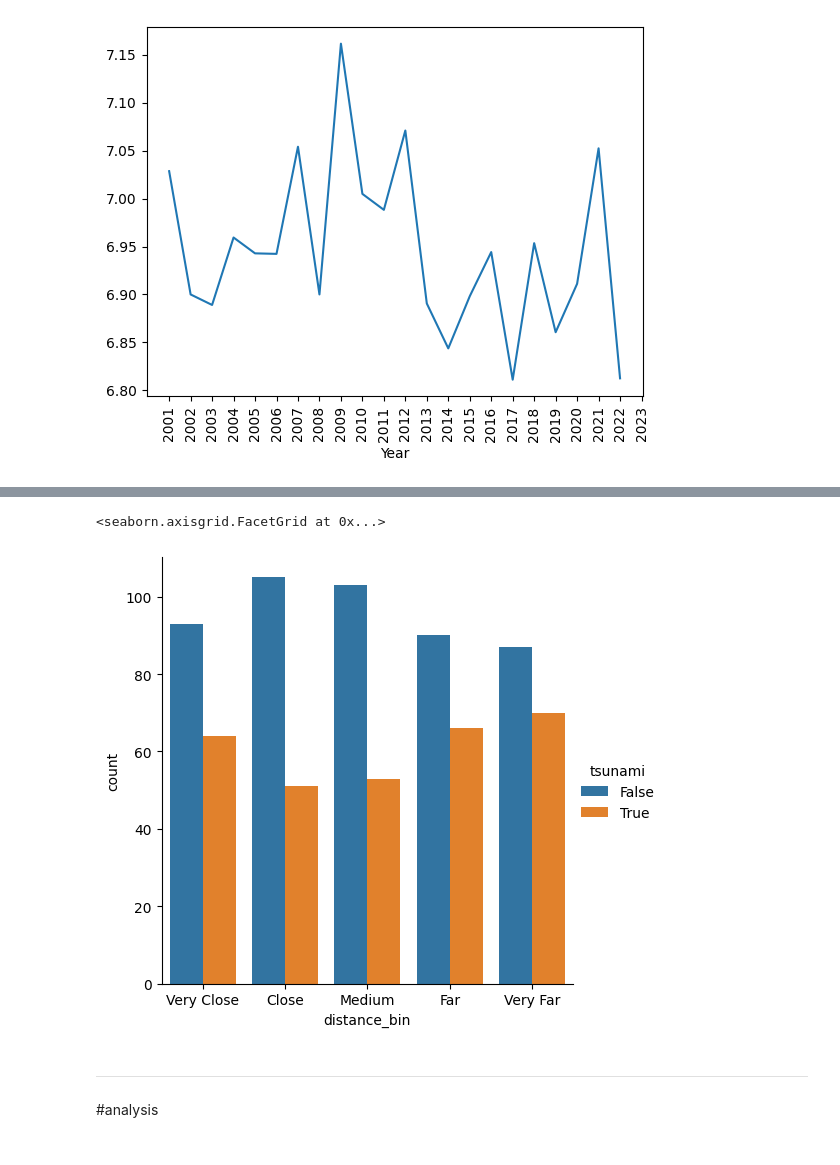
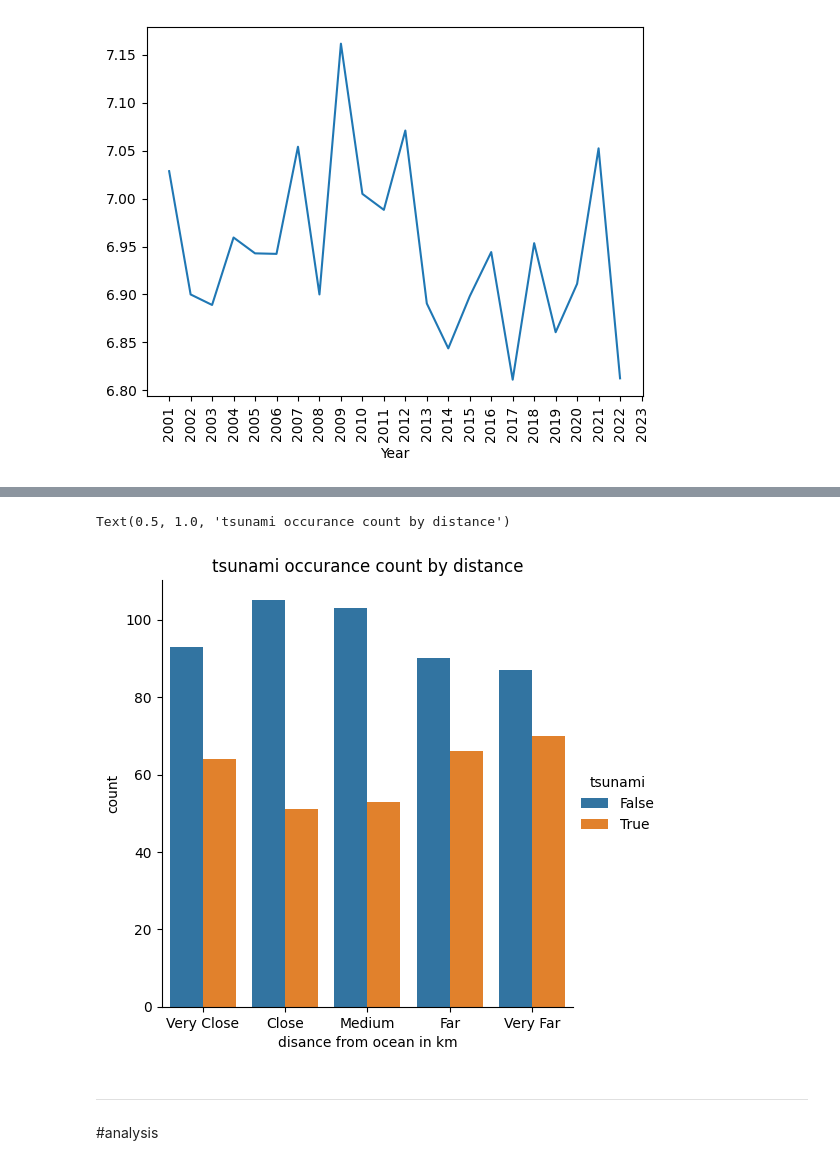
Before and after one commit to barrettyore0981-beep/FINAL-PROJECT-earth-quake-factors-and-tsunami-s, a Jupyter notebook: final_project.ipynb, the cells around one changed output, grey strips where cells are left out. Drawn from its saved outputs; the diff is of its cells as text; code cells hidden in the pictures.

```diff
--- a/final_project.ipynb
+++ b/final_project.ipynb
@@ -461,9 +468,11 @@ sns.catplot(data=df,x='depth_bin',hue='tsunami',kind='count',)
 # %%
 #graph tsunami rate of bins ocean distance
 sns.catplot(data=df,x='distance_bin',hue='tsunami',kind='count')
+plt.xlabel("disance from ocean in km")
+plt.title("tsunami occurance count by distance")
 # %% [output]
-<seaborn.axisgrid.FacetGrid at 0x...>
+Text(0.5, 1.0, 'tsunami occurance count by distance')
-[figure, old version]
+[figure, new version]
 # %% [markdown]
 ---
 #analysis
```
Also changed, not shown: parts of 8 cells of this notebook.
